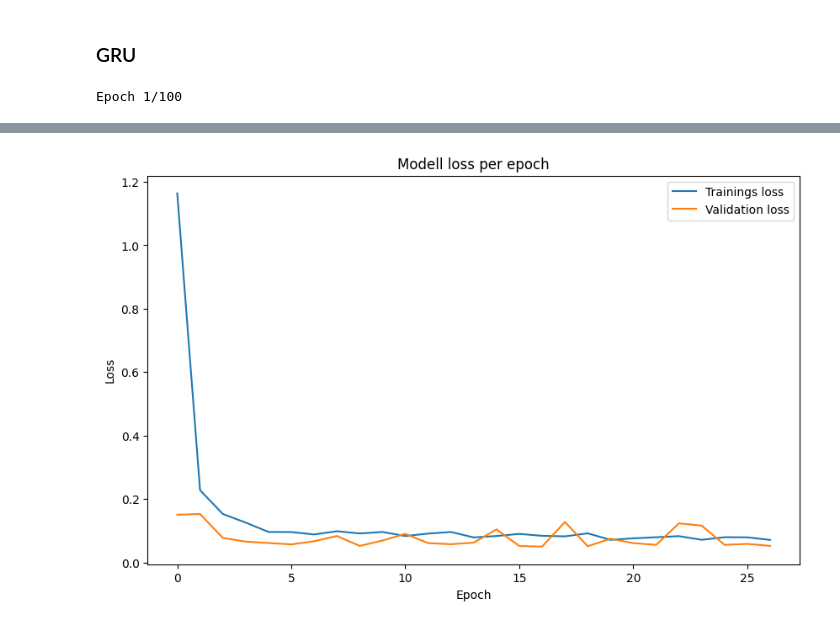
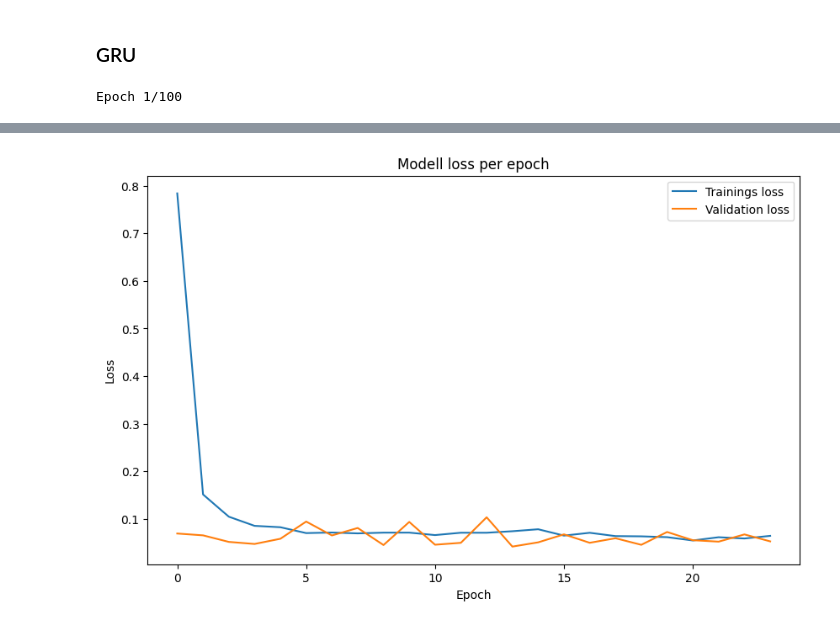
Before and after one commit to jasper-bk/Fallstudie_Model_Engineering_SoSe2024, a Jupyter notebook: notebooks/modeling/revised_modeling.ipynb, the cells around one changed output, grey strips where cells are left out. Cells and saved outputs as stored; diff of their text form; code cells hidden in the pictures.

```diff
--- a/notebooks/modeling/revised_modeling.ipynb
+++ b/notebooks/modeling/revised_modeling.ipynb
@@ -10,6 +10,13 @@ import pandas as pd
 # Load the dataset
 file_path = '../../data/processed/sickness_table.csv'
 df = pd.read_csv(file_path, index_col=0)
+
+
+# Convert date string column to datetime column
+df.index = pd.to_datetime(df.index)
+
+# Set daily frequency
+df = df.asfreq('d')
 # %%
 display(df.head())
 display(df.describe())
@@ -383,7 +391,7 @@ def custom_metrics_for_pred(y_true, y_pred):
 
         result_df["predicted_calls" ] = y_pred
 
-        result_df["sby_need_calc"] = result_df.apply(lambda row: max(0, (row.predicted_calls / 4.7) - row.n_duty) , axis=1)
+        result_df["sby_need_calc"] = result_df.apply(lambda row: max(0, (row.predicted_calls / 4.82) - row.n_duty) , axis=1)
 
         return calculate_custom_personal_metrics(result_df, "sby_need", "sby_need_calc", print_results=False)
 
@@ -1005,7 +1014,7 @@ lstm_model.save("../../app/models/lstm")
 # %%
 from app.sklearn_keras_wrapper import GRUModelWrapper
 
-gru_model = GRUModelWrapper(historical_data_for_sequence=X_train[-30:], regularization_for_underestimation=50)
+gru_model = GRUModelWrapper(historical_data_for_sequence=X_train[-30:], regularization_for_underestimation=20)
 gru_model.fit(X_train, y_train, epochs=100)
 #gru_model = GRUModelWrapper.load("gru")
 
@@ -1033,5 +1042,5 @@ Epoch 27/100
 8/8 ━━━━━━━━━━━━━━━━━━━━ 0s 6ms/step
-[figure, old version]
+[figure, new version]
 # %%
 result_df = create_result_df(y_test, predictions, df, target_column_name)
 
```
Also changed, not shown: parts of 16 cells of this notebook, 9 other files.
